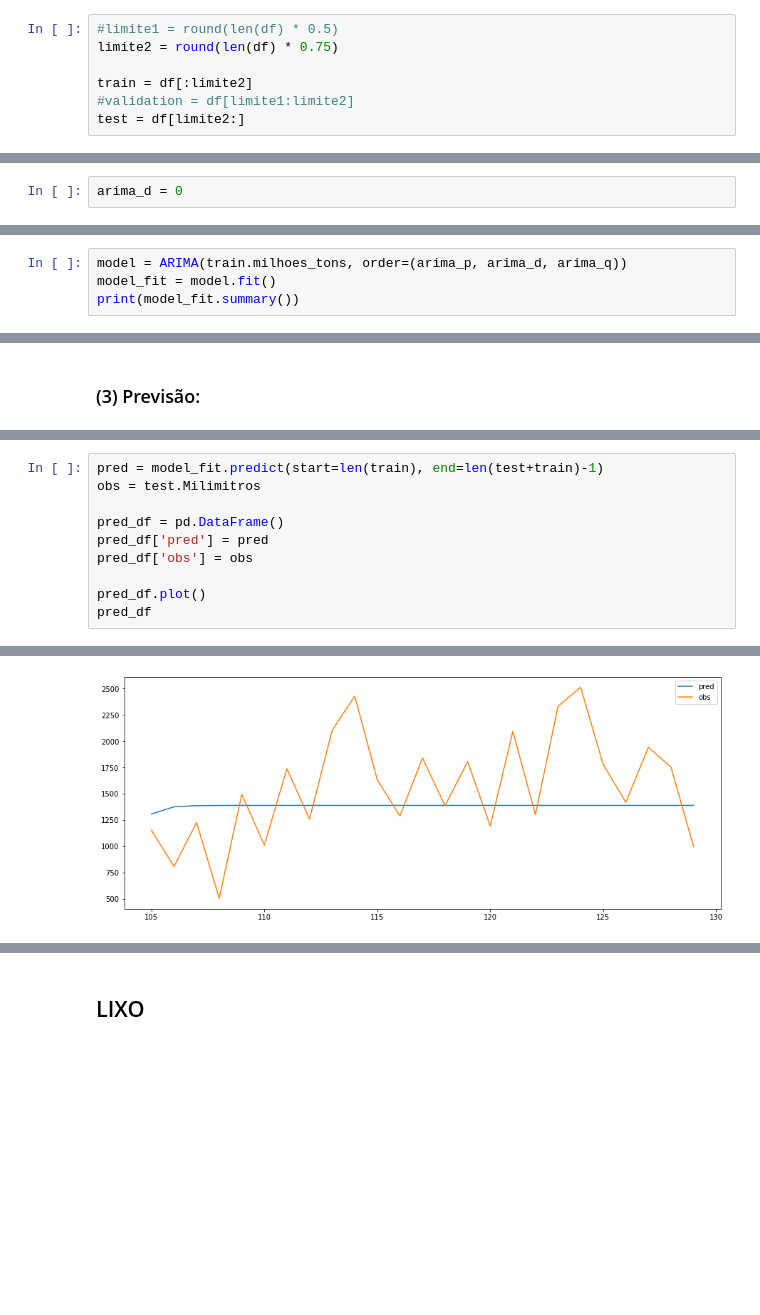
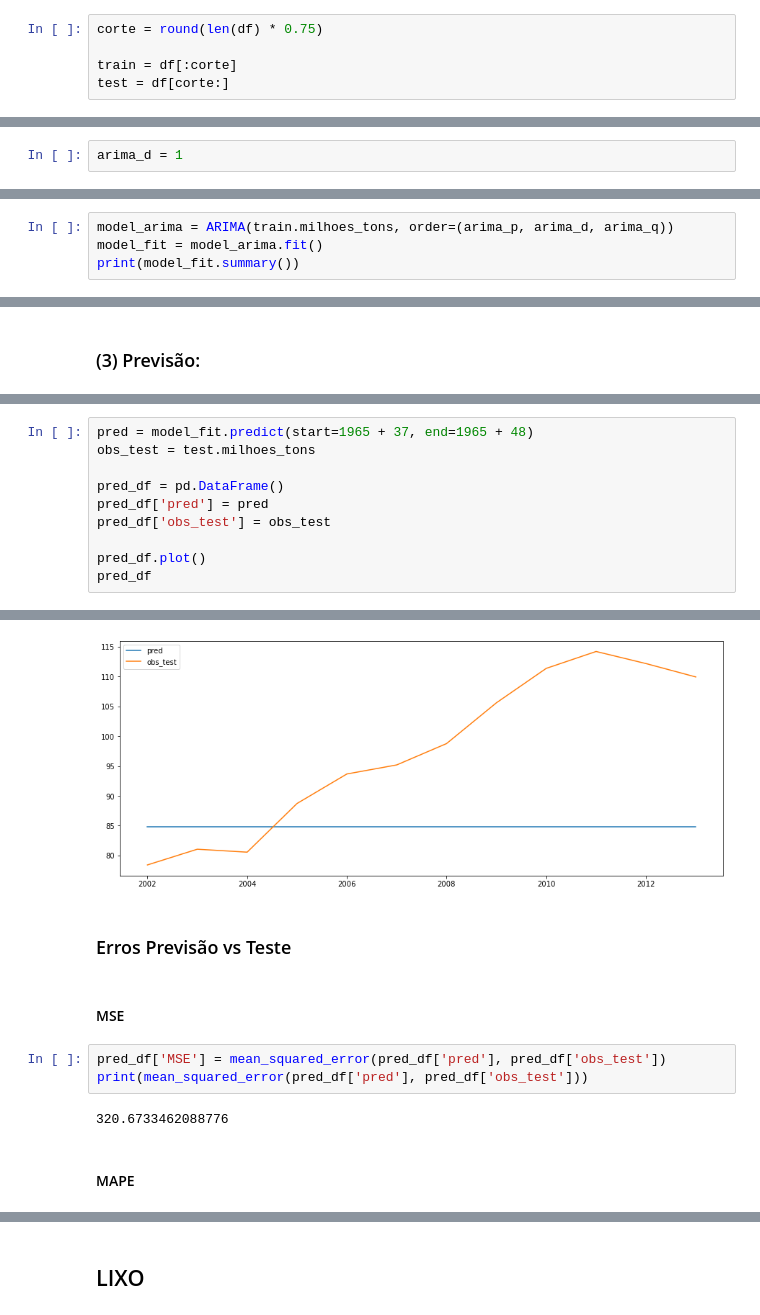
Before and after one commit to Fernandaqsouza/MBA_Forecasting, a Jupyter notebook: ProjetoFinal_OilProductionTonnes.ipynb, the cells around one changed output, grey strips where cells are left out. Drawn from its saved outputs; the diff is of its cells as text; blank space fills up the shorter version.

```diff
--- a/ProjetoFinal_OilProductionTonnes.ipynb
+++ b/ProjetoFinal_OilProductionTonnes.ipynb
@@ -264,10 +281,8 @@ Total: 49
 Train: 36.75
 Test: 12.25
 # %%
-#limite1 = round(len(df) * 0.5)
-limite2 = round(len(df) * 0.75)
+corte = round(len(df) * 0.75)
 
-train = df[:limite2]
-#validation = df[limite1:limite2]
-test = df[limite2:]
+train = df[:corte]
+test = df[corte:]
 # %%
@@ -313,7 +385,7 @@ acf_pacf(train.milhoes_tons.diff().diff().dropna(), 16)
 
 Avaliando a quantidade de diferenciações
 # %%
-arima_d = 0
+arima_d = 1
 # %% [markdown]
 #### Escolha do parâmetro (p):
 
@@ -336,8 +401,8 @@ NameError: name 'auto_arima' is not defined
 # %% [markdown]
 ### (2.1) Estimação:
 # %%
-model = ARIMA(train.milhoes_tons, order=(arima_p, arima_d, arima_q))
-model_fit = model.fit()
+model_arima = ARIMA(train.milhoes_tons, order=(arima_p, arima_d, arima_q))
+model_fit = model_arima.fit()
 print(model_fit.summary())
 # %% [output]
                                SARIMAX Results
@@ -382,10 +460,10 @@ plt.show()
 # %%
-pred = model_fit.predict(start=len(train), end=len(test+train)-1)
-obs = test.Milimitros
+pred = model_fit.predict(start=1965 + 37, end=1965 + 48)
+obs_test = test.milhoes_tons
 
 pred_df = pd.DataFrame()
 pred_df['pred'] = pred
-pred_df['obs'] = obs
+pred_df['obs_test'] = obs_test
 
 pred_df.plot()
 pred_df
@@ -410 +484,12 @@ pred_df
-[figure, old version]
+[figure, new version]
+# %% [markdown]
+### Erros Previsão vs Teste
+# %% [markdown]
+#### MSE
+# %%
+pred_df['MSE'] = mean_squared_error(pred_df['pred'], pred_df['obs_test'])
+print(mean_squared_error(pred_df['pred'], pred_df['obs_test']))
+# %% [output]
+320.6733462088776
+# %% [markdown]
+#### MAPE
```
Also changed, not shown: parts of 50 cells of this notebook.
